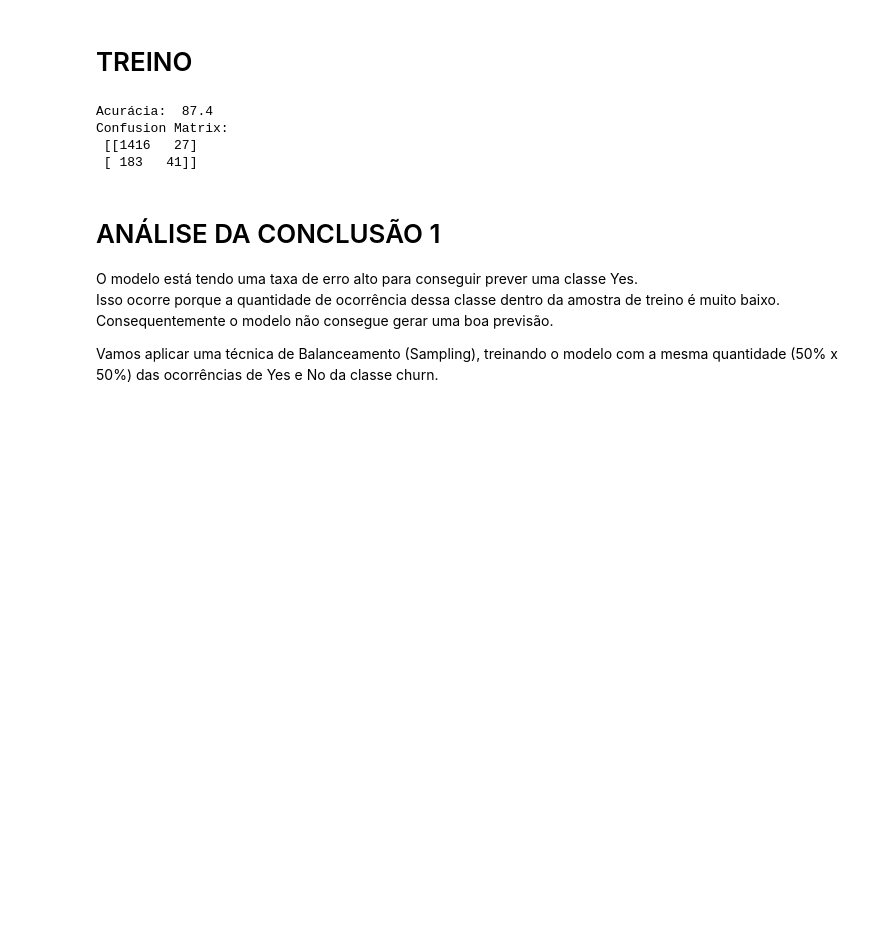
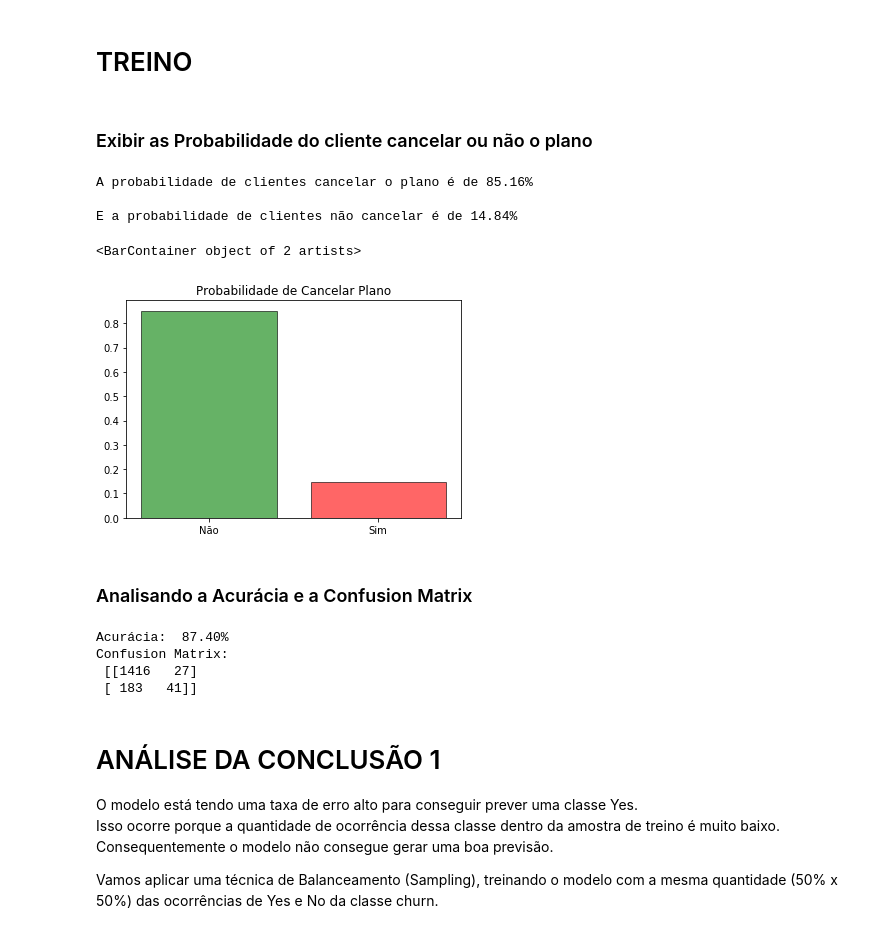
Before and after one commit to migkatayama/dsacursos_fcd_projeto3, a Jupyter notebook: projeto4/01-ProjetoFinal-4-Customer-Chur-Telecom.ipynb, the cells around one changed output. Saved outputs shown, nothing was run; the diff lists cells and outputs as text; code cells hidden in the pictures; blank space fills up the shorter version.

```diff
--- a/projeto4/01-ProjetoFinal-4-Customer-Chur-Telecom.ipynb
+++ b/projeto4/01-ProjetoFinal-4-Customer-Chur-Telecom.ipynb
@@ -595,14 +595,38 @@ modelo_lrg.fit(x_treino, y_treino)
 
 # Predição
 predicao_lrg = modelo_lrg.predict(x_teste)
-
-print('Acurácia: ', round(accuracy_score(y_teste, predicao_lrg) *100,2))
-print ('Confusion Matrix: \n', confusion_matrix(y_teste, predicao_lrg))
+predprobla_lrg = modelo_lrg.predict_proba(x_teste)
-# %% [output]
-Acurácia:  87.4
-Confusion Matrix:
- [[1416   27]
- [ 183   41]]
+# %% [markdown]
+### Exibir as Probabilidade do cliente cancelar ou não o plano
+# %%
+
+print('A probabilidade de clientes cancelar o plano é de %2.2f%% ' % (predprobla_lrg[:,0].mean() *100), '\n')
+print('E a probabilidade de clientes não cancelar é de %2.2f%% ' % (predprobla_lrg[:,1].mean() *100), '\n')
+
+no = predprobla_lrg[:,0].mean()
+yes = predprobla_lrg[:,1].mean()
+
+x = ['Não', 'Sim']
+y = [no, yes]
+
+plt.title("Probabilidade de Cancelar Plano" )
+plt.bar(x, y, ec = "k", alpha = .6, color = {'g','r'})
+# %% [output]
+A probabilidade de clientes cancelar o plano é de 85.16%
+
+E a probabilidade de clientes não cancelar é de 14.84%
+<BarContainer object of 2 artists>
+[figure, added]
+# %% [markdown]
+### Analisando a Acurácia e a Confusion Matrix
+# %%
+print('Acurácia: % 2.2f%% ' % round(accuracy_score(y_teste, predicao_lrg) *100,2))
+print ('Confusion Matrix: \n', confusion_matrix(y_teste, predicao_lrg))
+# %% [output]
+Acurácia:  87.40%
+Confusion Matrix:
+ [[1416   27]
+ [ 183   41]]
 # %% [markdown]
 # ANÁLISE DA CONCLUSÃO 1
 
```
Also changed, not shown: parts of 6 cells of this notebook.
